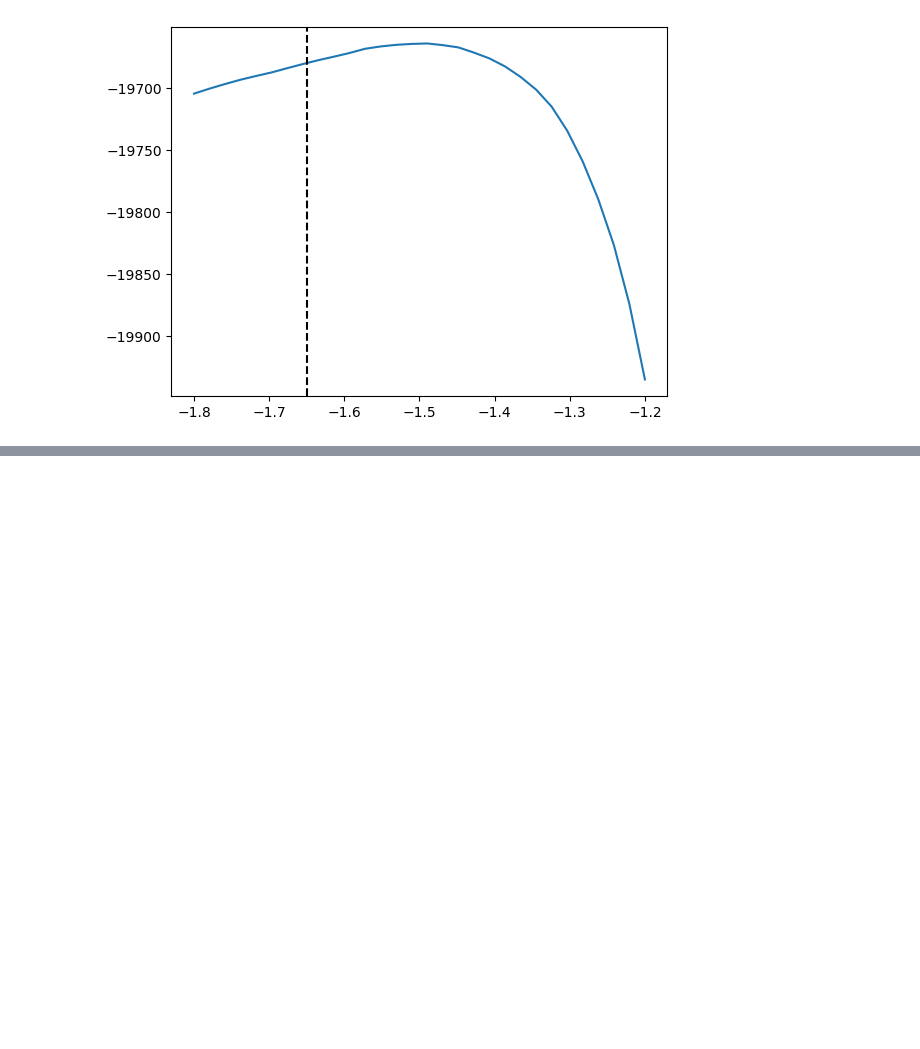
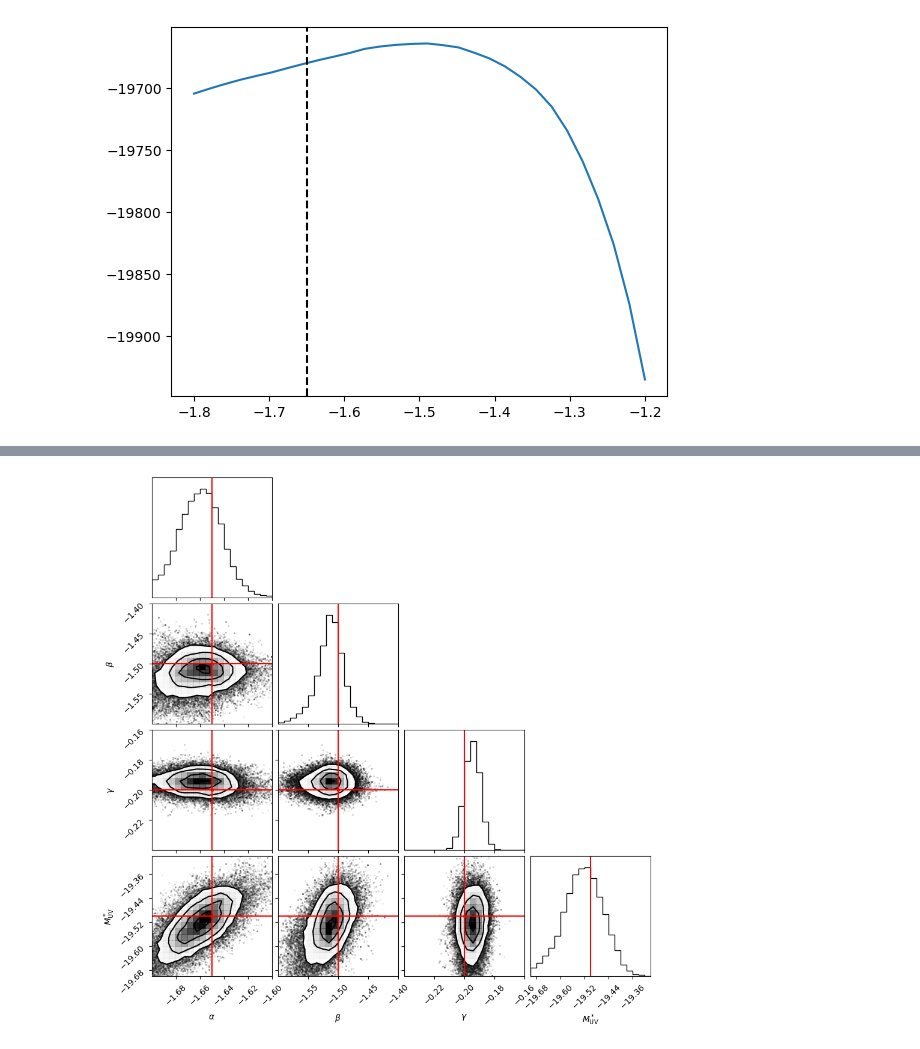
Before and after one commit to changhoonhahn/px2cosmo, a Jupyter notebook: nb/test2_nle.ipynb, the cells around one changed output, grey strips where cells are left out. Cells and saved outputs as stored; diff of their text form; code cells hidden in the pictures; blank space fills up the shorter version.

```diff
--- a/nb/test2_nle.ipynb
+++ b/nb/test2_nle.ipynb
@@ -157,0 +251,7 @@ torch.save(p_X_phisig, '/Users/chang/data/px2cosmo/test2/mock2_p_X_phisig.pt')
+# %%
+fig = DFM.corner(sampler.flatchain[5000:,:], range=[(-1.7, -1.6), (-1.6, -1.4), (-0.24, -0.16), (-19.7, -19.3)],
+                labels=[r'$\alpha$', r'$\beta$', r'$\gamma$', r'$M_{\rm UV}^*$'])
+DFM.overplot_points(fig, [phi_true], color='red')
+DFM.overplot_lines(fig, phi_true, color='red')
+# %% [output]
+[figure, added]
```
Also changed, not shown: parts of 15 cells of this notebook.
